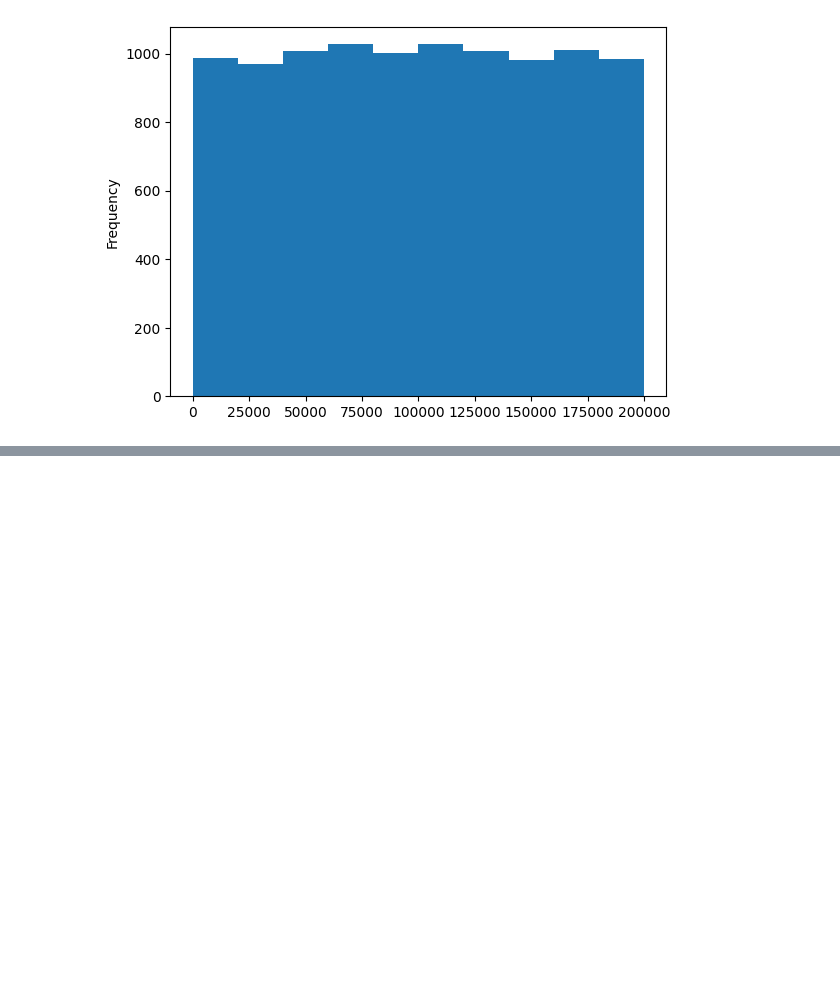
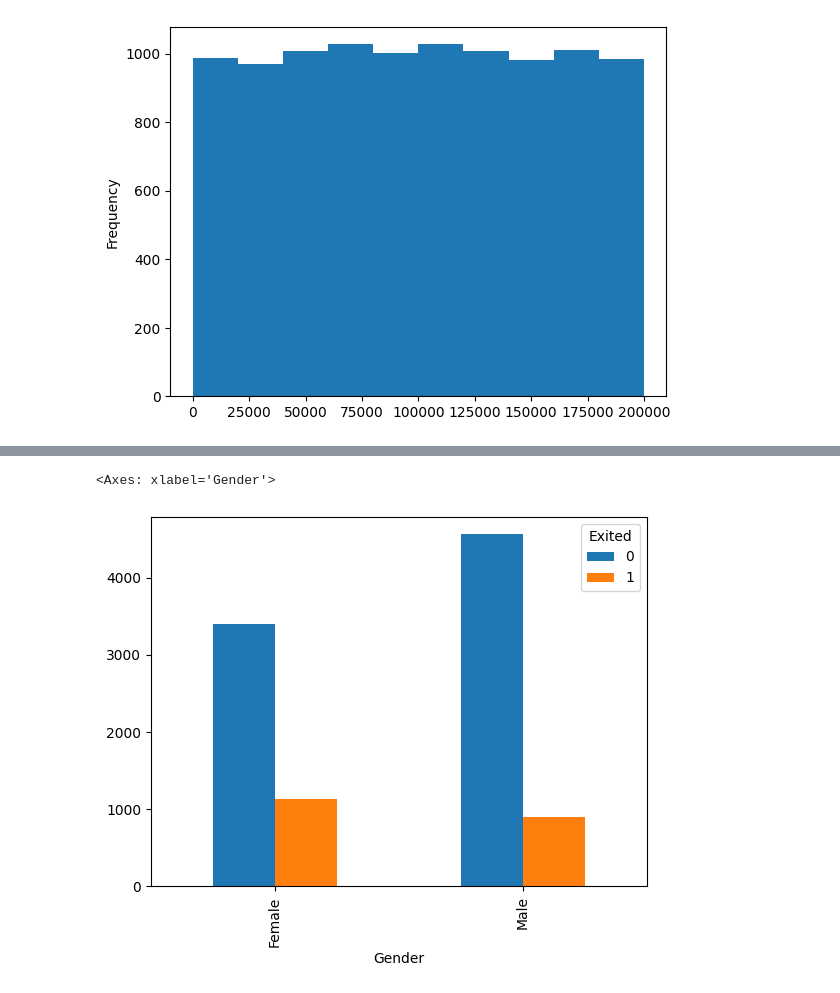
Before and after one commit to bipulshahi/polytechnic_barh, a Jupyter notebook: Python_ML_2.ipynb, the cells around one changed output, grey strips where cells are left out. Saved outputs shown, nothing was run; the diff lists cells and outputs as text; code cells hidden in the pictures; blank space fills up the shorter version.

```diff
--- a/Python_ML_2.ipynb
+++ b/Python_ML_2.ipynb
@@ -205,0 +248,6 @@ df1['EstimatedSalary'].plot.hist()
+# %%
+#Exit of customer as 'Male' and 'Female'
+pd.crosstab(df1['Gender'], df1['Exited']).plot.bar()
+# %% [output]
+<Axes: xlabel='Gender'>
+[figure, added]
```
Also changed, not shown: parts of 20 cells of this notebook.
